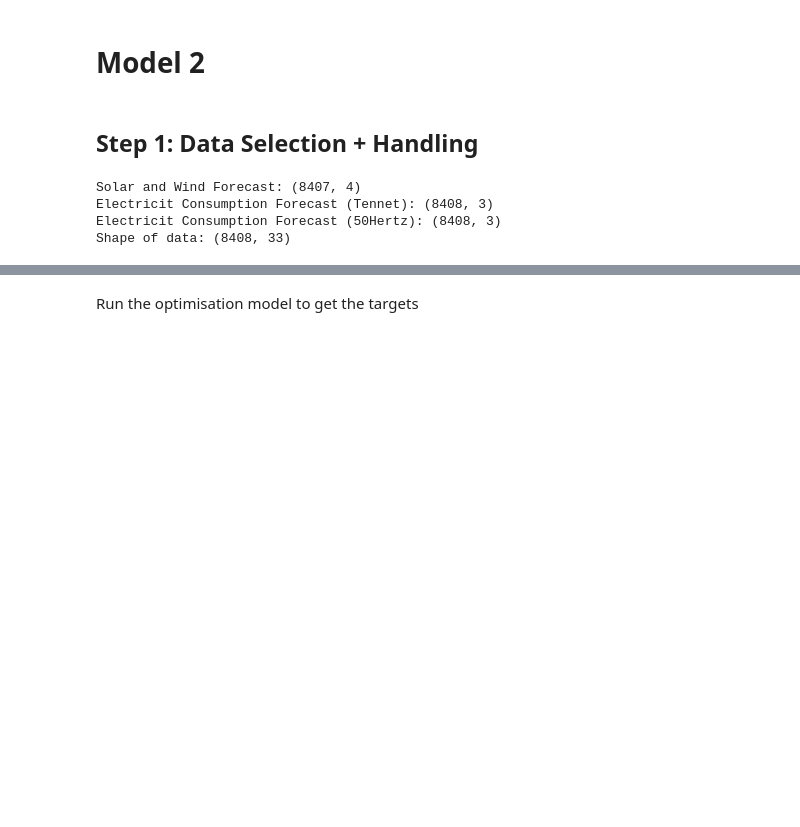
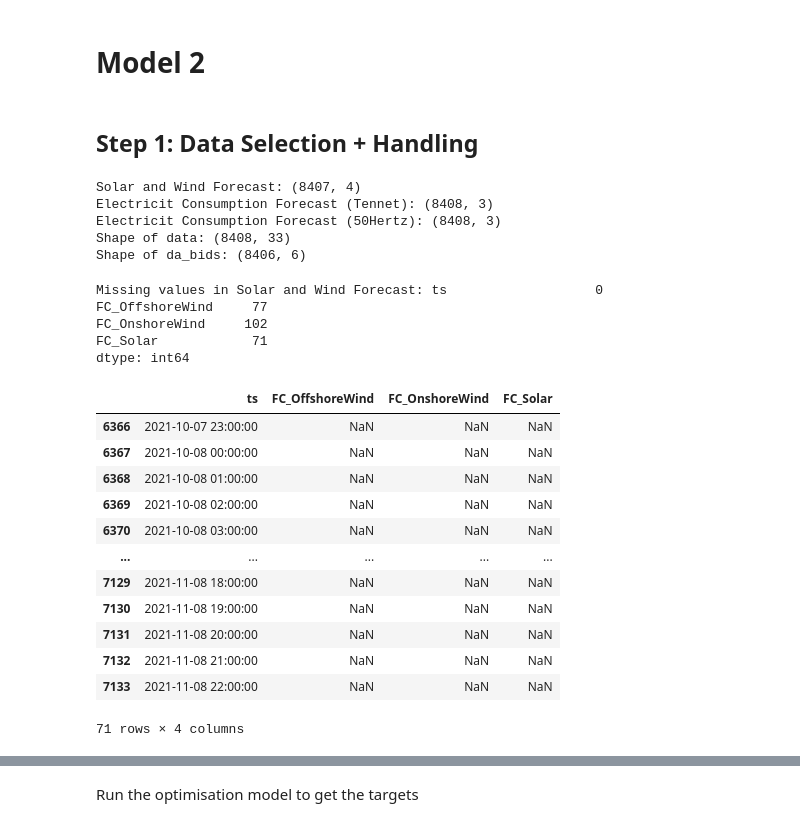
Before and after one commit to Max-f123/Machine_Learning_in_Energy_Systems, a Jupyter notebook: Test 21 Simon.ipynb, the cells around one changed output, grey strips where cells are left out. Cells and saved outputs as stored; diff of their text form; code cells hidden in the pictures; blank space fills up the shorter version.

```diff
--- a/Test 21 Simon.ipynb
+++ b/Test 21 Simon.ipynb
@@ -1727,7 +1794,7 @@ FC_SolarWind = FC_SolarWind.reset_index()
 # Convert ts to datetime
 FC_SolarWind['ts'] = pd.to_datetime(FC_SolarWind['ts'])
 
-# Forecast (Electricity Consumption)
+# Load Forecast (Electricity Consumption)
 FC_Tennet = pd.read_csv('New Data/2021/Forecast_PowerConsumption_TenneT.csv', delimiter=';')
 FC_50Hertz = pd.read_csv('New Data/2021/Forecast_PowerConsumption_50Hertz.csv', delimiter=';')
 
@@ -1763,11 +1830,46 @@ print("Solar and Wind Forecast:",FC_SolarWind_filtered.shape)
 print("Electricit Consumption Forecast (Tennet):", FC_Tennet_filtered.shape)
 print("Electricit Consumption Forecast (50Hertz):", FC_50Hertz_filtered.shape)
 print("Shape of data:", data.shape)
+
+# Load the data
+da_bids = pd.read_csv("Data/optimal_da_bid.csv")
+# Convert ts to datetime
+da_bids['ts'] = pd.to_datetime(da_bids['ts'])
+print("Shape of da_bids:", da_bids.shape)
+# Keep column Da_bid
+da_bids = da_bids[['ts', 'DA bid']]
 # %% [output]
 Solar and Wind Forecast: (8407, 4)
 Electricit Consumption Forecast (Tennet): (8408, 3)
 Electricit Consumption Forecast (50Hertz): (8408, 3)
 Shape of data: (8408, 33)
+Shape of da_bids: (8406, 6)
+# %%
+# Missing values
+print("Missing values in Solar and Wind Forecast:", FC_SolarWind_filtered.isnull().sum())
+
+# Rows where all columns are NaN in FC_SolarWind_filtered
+nan_rows = FC_SolarWind_filtered[['FC_OffshoreWind', 'FC_OnshoreWind', 'FC_Solar']].isna().all(axis=1)
+FC_SolarWind_filtered[nan_rows]
+# %% [output]
+Missing values in Solar and Wind Forecast: ts                   0
+FC_OffshoreWind     77
+FC_OnshoreWind     102
+FC_Solar            71
+dtype: int64
+|  | ts | FC_OffshoreWind | FC_OnshoreWind | FC_Solar |
+| 6366 | 2021-10-07 23:00:00 | NaN | NaN | NaN |
+| 6367 | 2021-10-08 00:00:00 | NaN | NaN | NaN |
+| 6368 | 2021-10-08 01:00:00 | NaN | NaN | NaN |
+| 6369 | 2021-10-08 02:00:00 | NaN | NaN | NaN |
+| 6370 | 2021-10-08 03:00:00 | NaN | NaN | NaN |
+| ... | ... | ... | ... | ... |
+| 7129 | 2021-11-08 18:00:00 | NaN | NaN | NaN |
+| 7130 | 2021-11-08 19:00:00 | NaN | NaN | NaN |
+| 7131 | 2021-11-08 20:00:00 | NaN | NaN | NaN |
+| 7132 | 2021-11-08 21:00:00 | NaN | NaN | NaN |
+| 7133 | 2021-11-08 22:00:00 | NaN | NaN | NaN |
+71 rows × 4 columns
 # %%
 # Check shape difference
 ts1 = set(FC_SolarWind_filtered['ts'])
```
Also changed, not shown: parts of 25 cells of this notebook.
